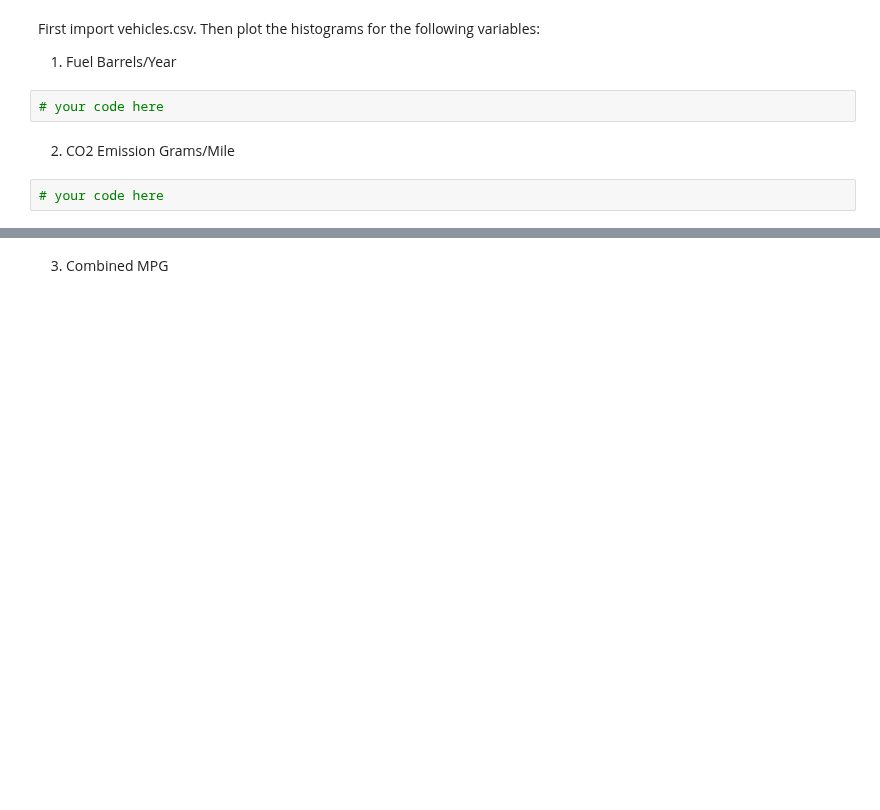
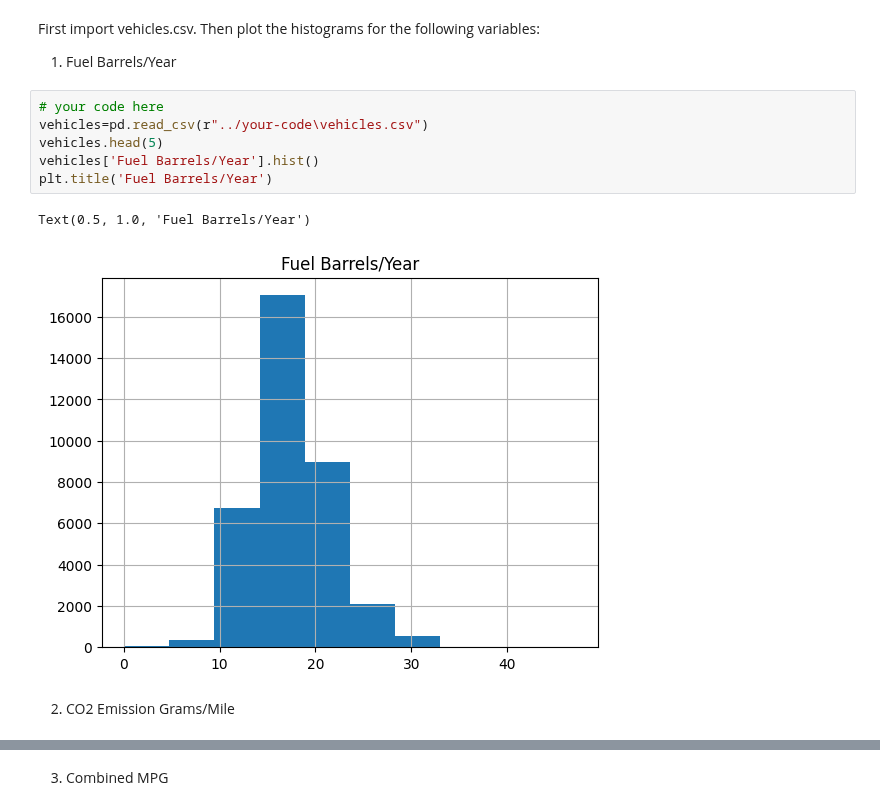
Before and after one commit to ta-data-lis/lab-probability-distributions, a Jupyter notebook: your-code/continuous.ipynb, the cells around one changed output, grey strips where cells are left out. Saved outputs shown, nothing was run; the diff lists cells and outputs as text; blank space fills up the shorter version.

```diff
--- a/your-code/continuous.ipynb
+++ b/your-code/continuous.ipynb
@@ -74,9 +127,14 @@ First import vehicles.csv.
 Then plot the histograms for the following variables:
 
 1. Fuel Barrels/Year
-# %%
-# your code here
+# %%
+# your code here
+vehicles=pd.read_csv(r"../your-code\vehicles.csv")
+vehicles.head(5)
+vehicles['Fuel Barrels/Year'].hist()
+plt.title('Fuel Barrels/Year')
+# %% [output]
+Text(0.5, 1.0, 'Fuel Barrels/Year')
+[figure, added]
 # %% [markdown]
 2. CO2 Emission Grams/Mile
-# %%
-# your code here
```
Also changed, not shown: parts of 13 cells of this notebook.
